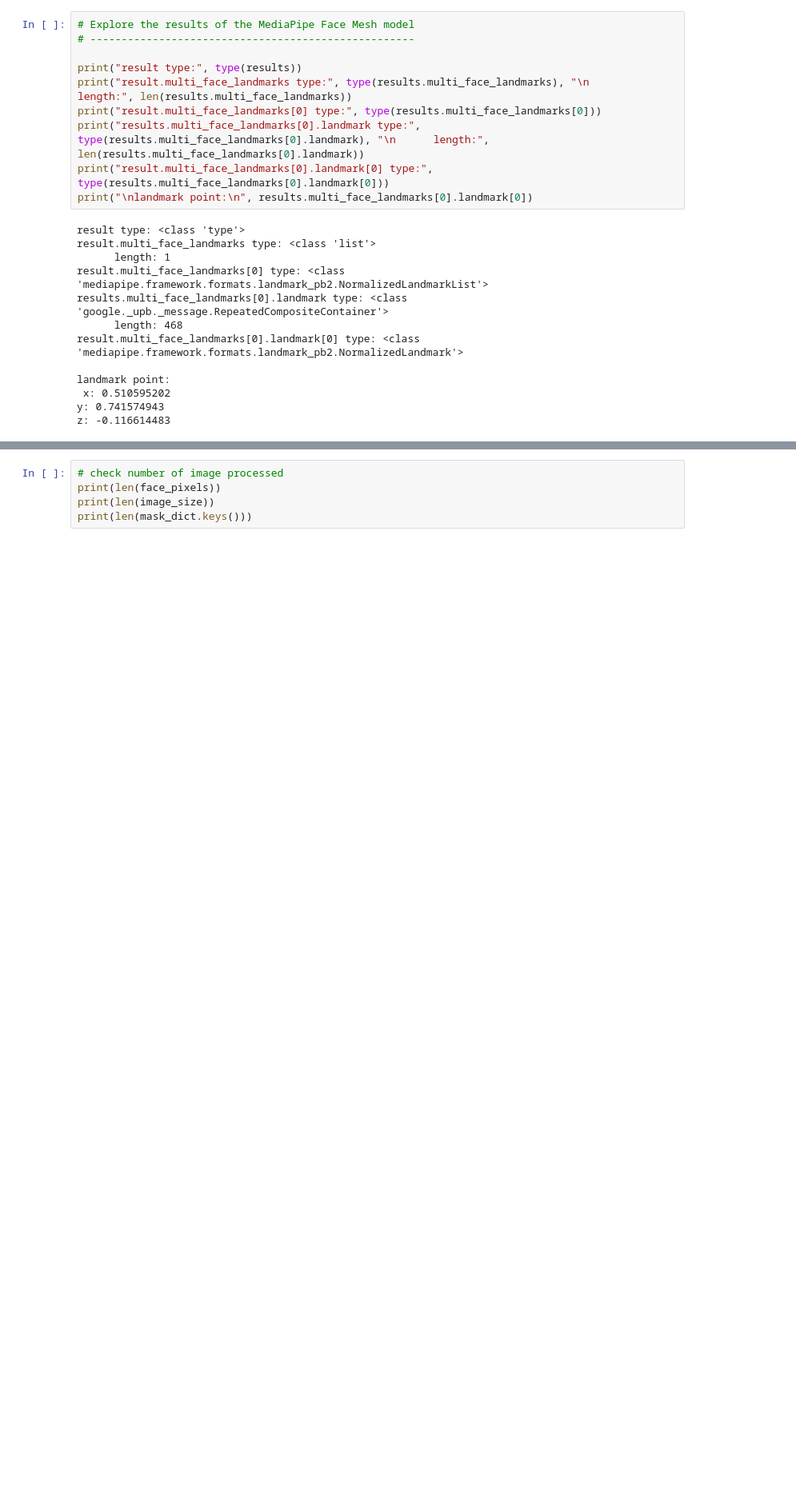
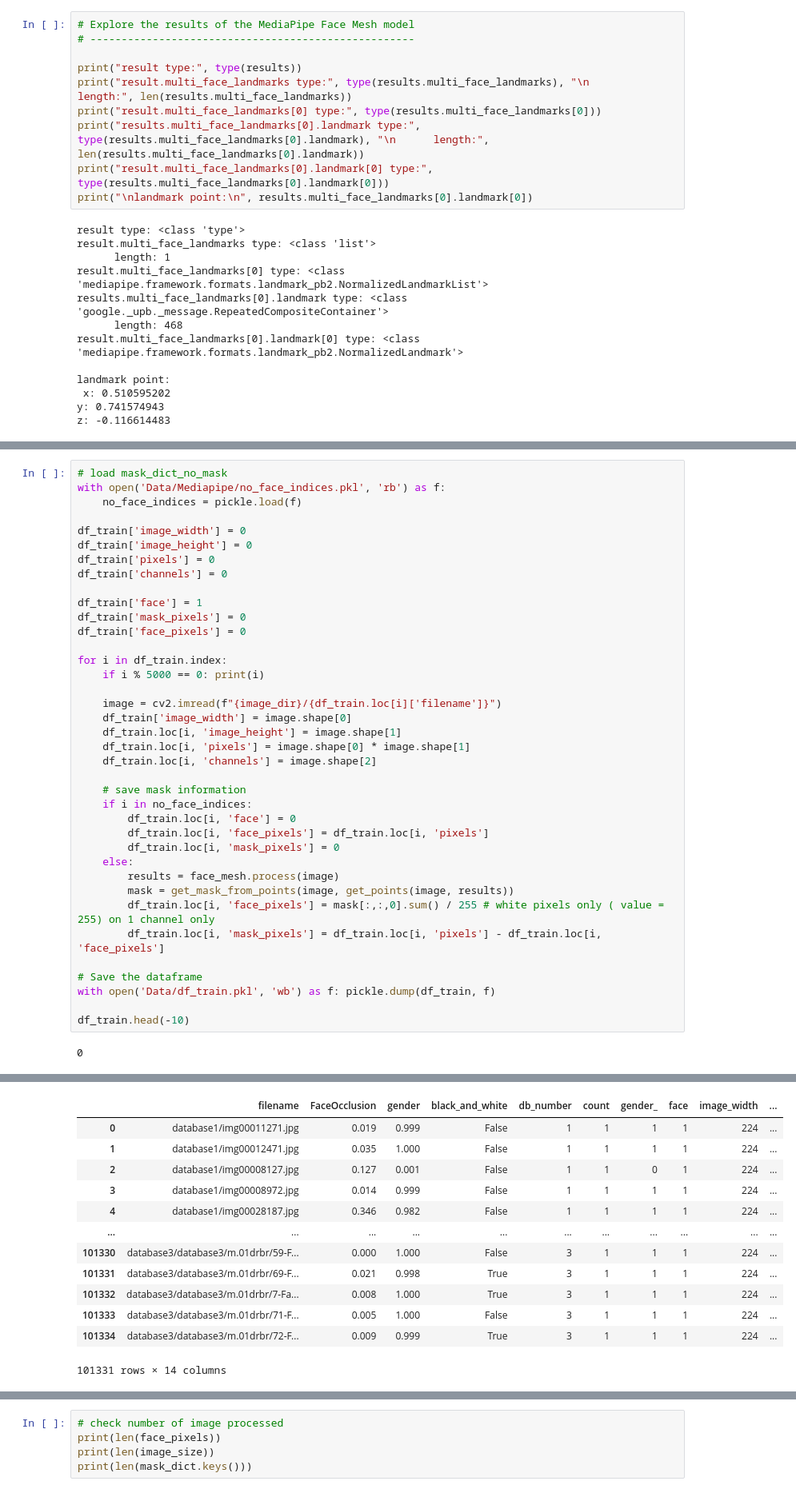
Before and after one commit to Mita-Data/Data_challenge_2.0, a Jupyter notebook: anaele_mediapipe_face_mesh.ipynb, the cells around one changed output, grey strips where cells are left out. Shown at 80% size. Cells and saved outputs as stored; diff of their text form; blank space fills up the shorter version.

```diff
--- a/anaele_mediapipe_face_mesh.ipynb
+++ b/anaele_mediapipe_face_mesh.ipynb
@@ -490,0 +446,40 @@ df_train.head(-10)
+# %%
+# load mask_dict_no_mask
+with open('Data/Mediapipe/no_face_indices.pkl', 'rb') as f:
+    no_face_indices = pickle.load(f)
+
+df_train['image_width'] = 0
+df_train['image_height'] = 0
+df_train['pixels'] = 0
+df_train['channels'] = 0
+
+df_train['face'] = 1
+df_train['mask_pixels'] = 0
+df_train['face_pixels'] = 0
+
+for i in df_train.index:
+    if i % 5000 == 0: print(i)
+
+    image = cv2.imread(f"{image_dir}/{df_train.loc[i]['filename']}")
+    df_train['image_width'] = image.shape[0]
+    df_train.loc[i, 'image_height'] = image.shape[1]
+    df_train.loc[i, 'pixels'] = image.shape[0] * image.shape[1]
+    df_train.loc[i, 'channels'] = image.shape[2]
+
+    # save mask information
+    if i in no_face_indices:
+        df_train.loc[i, 'face'] = 0
+        df_train.loc[i, 'face_pixels'] = df_train.loc[i, 'pixels']
+        df_train.loc[i, 'mask_pixels'] = 0
+    else:
+        results = face_mesh.process(image)
+        mask = get_mask_from_points(image, get_points(image, results))
+        df_train.loc[i, 'face_pixels'] = mask[:,:,0].sum() / 255 # white pixels only ( value = 255) on 1 channel only
+        df_train.loc[i, 'mask_pixels'] = df_train.loc[i, 'pixels'] - df_train.loc[i, 'face_pixels']
+
+# Save the dataframe
+with open('Data/df_train.pkl', 'wb') as f: pickle.dump(df_train, f)
+
+df_train.head(-10)
+# %% [output]
+0
@@ -490,0 +506,13 @@ df_train.head(-10)
+|  | filename | FaceOcclusion | gender | black_and_white | db_number | count | gender_ | face | image_width | ... |
+| 0 | database1/img00011271.jpg | 0.019 | 0.999 | False | 1 | 1 | 1 | 1 | 224 | ... |
+| 1 | database1/img00012471.jpg | 0.035 | 1.000 | False | 1 | 1 | 1 | 1 | 224 | ... |
+| 2 | database1/img00008127.jpg | 0.127 | 0.001 | False | 1 | 1 | 0 | 1 | 224 | ... |
+| 3 | database1/img00008972.jpg | 0.014 | 0.999 | False | 1 | 1 | 1 | 1 | 224 | ... |
+| 4 | database1/img00028187.jpg | 0.346 | 0.982 | False | 1 | 1 | 1 | 1 | 224 | ... |
+| ... | ... | ... | ... | ... | ... | ... | ... | ... | ... | ... |
+| 101330 | database3/database3/m.01drbr/59-F... | 0.000 | 1.000 | False | 3 | 1 | 1 | 1 | 224 | ... |
+| 101331 | database3/database3/m.01drbr/69-F... | 0.021 | 0.998 | True | 3 | 1 | 1 | 1 | 224 | ... |
+| 101332 | database3/database3/m.01drbr/7-Fa... | 0.008 | 1.000 | True | 3 | 1 | 1 | 1 | 224 | ... |
+| 101333 | database3/database3/m.01drbr/71-F... | 0.005 | 1.000 | False | 3 | 1 | 1 | 1 | 224 | ... |
+| 101334 | database3/database3/m.01drbr/72-F... | 0.009 | 0.999 | True | 3 | 1 | 1 | 1 | 224 | ... |
+101331 rows × 14 columns
```
Also changed, not shown: parts of 29 cells of this notebook.
